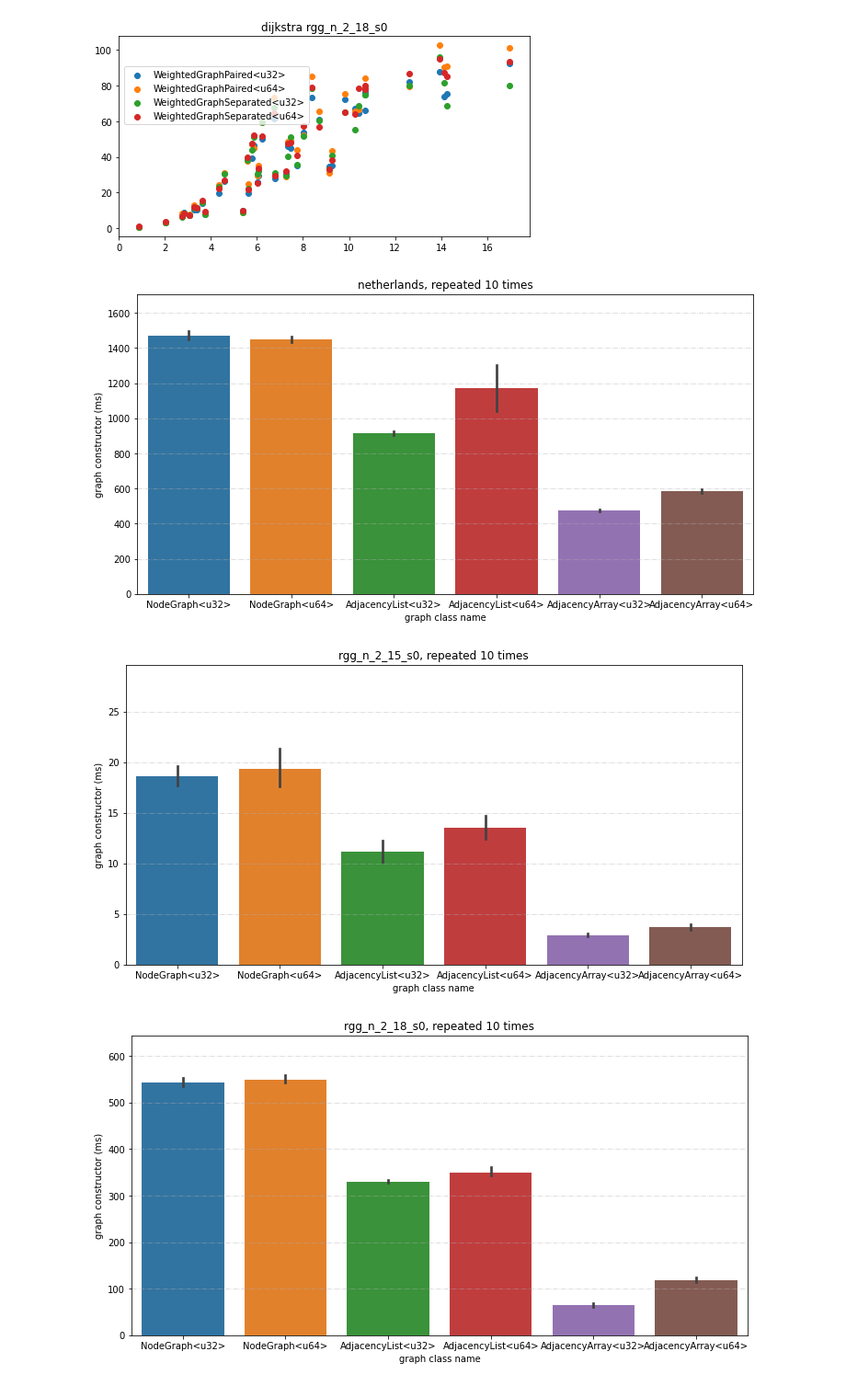
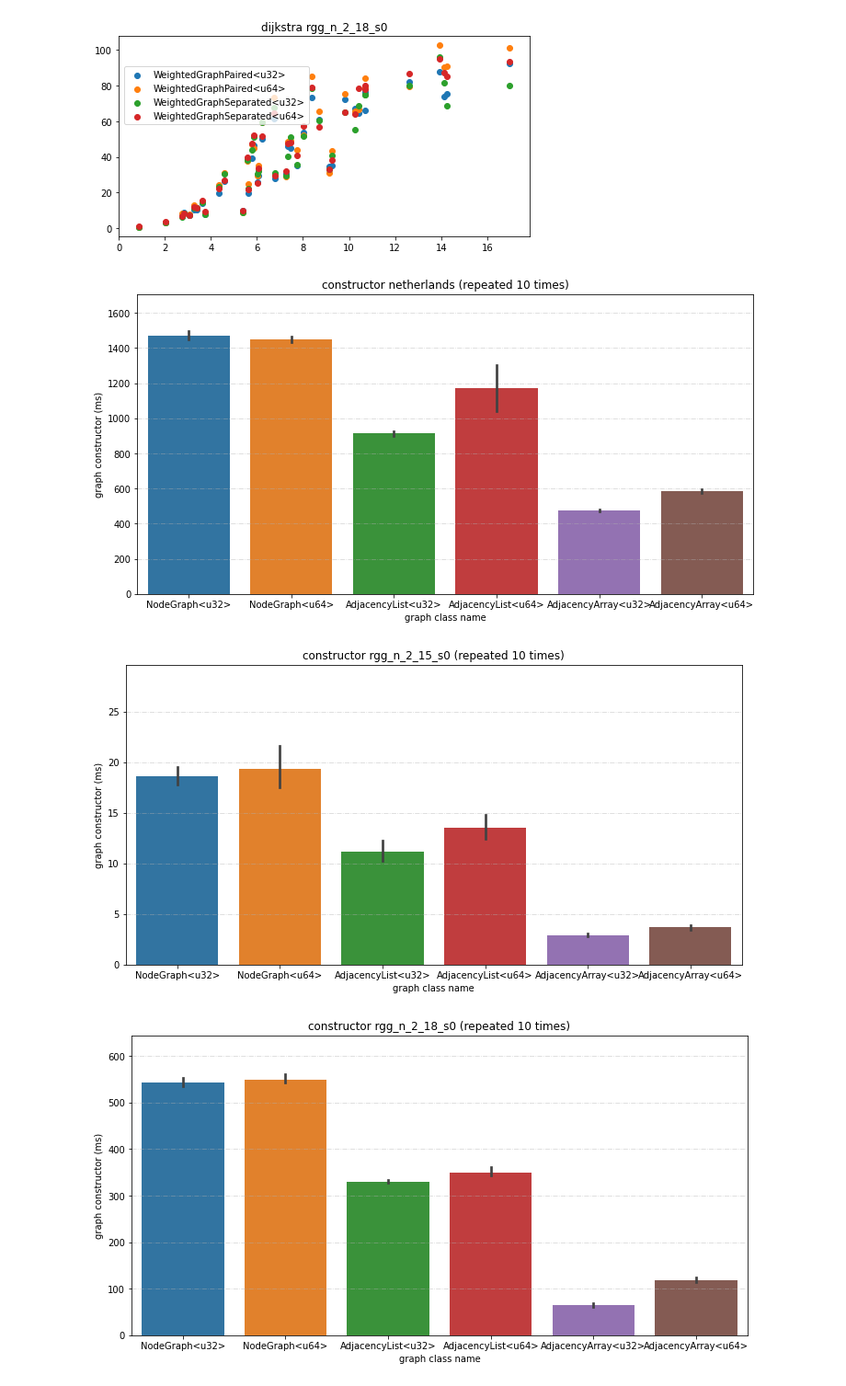
Before and after one commit to jonasspinner/21wt-lab-efficient-parallel-cpp, a Jupyter notebook: exercise2/eval/Plots.ipynb, the cells around one changed output. Shown: that part at 92% size. Saved outputs shown, nothing was run; the diff lists cells and outputs as text; code cells hidden in the pictures.

Commit message:
Modify figure title

```diff
--- a/exercise2/eval/Plots.ipynb
+++ b/exercise2/eval/Plots.ipynb
@@ -32,30 +32,30 @@ for (algorithm, graph_instance_name), df in df_single.groupby(["algorithm", "gra
 # %%
 df_batched = pd.read_csv("../build/benchmark-batched.csv", delim_whitespace=True)
 
 
 def plot_box(df, col, file_path_template, title_template):
     for (algorithm, graph_instance_name), df_group in df.groupby(["algorithm", "graph instance name"]):
         y = df_group[col]
 
         num_queries = df_group["number of queries"].values[0]
         num_repetitions = df_group.groupby("graph class name").count().values[0,0]
 
         fig, ax = plt.subplots(figsize=(12, 6))
 
         ax.set_ylim((0, y.max() * 1.1))
         ax.set_title(title_template.format(algorithm=algorithm, graph_instance_name=graph_instance_name, num_queries=num_queries, num_repetitions=num_repetitions))
         ax.grid(True, "major", "y", linestyle="-.", alpha=0.5)
 
         sns.barplot(x="graph class name", y=y, data=df_group, ax=ax)
 
         ax.set_ylabel(y.name.replace("algorithm", algorithm))
 
         plt.savefig(file_path_template.format(algorithm=algorithm, graph_instance_name=graph_instance_name), dpi=300)
         plt.show()
 
-plot_box(df_batched, "graph constructor (ms)", "constructor-{algorithm}-{graph_instance_name}.pdf", "{graph_instance_name}, repeated {num_repetitions} times")
-plot_box(df_batched, "algorithm mean (ms)", "queries-{algorithm}-{graph_instance_name}.pdf", "{algorithm} {graph_instance_name}, {num_queries} queries, repeated {num_repetitions} times")
+plot_box(df_batched, "graph constructor (ms)", "constructor-{algorithm}-{graph_instance_name}.pdf", "constructor {graph_instance_name} (repeated {num_repetitions} times)")
+plot_box(df_batched, "algorithm mean (ms)", "queries-{algorithm}-{graph_instance_name}.pdf", "{algorithm} {graph_instance_name} (mean time of {num_queries} random queries, repeated {num_repetitions} times for same queries)")
 # %% [output]
-[figure, old version]
+[figure, new version]
-[figure, old version]
+[figure, new version]
-[figure, old version]
+[figure, new version]
```
Also changed, not shown: parts of 2 cells of this notebook, 12 other files.
